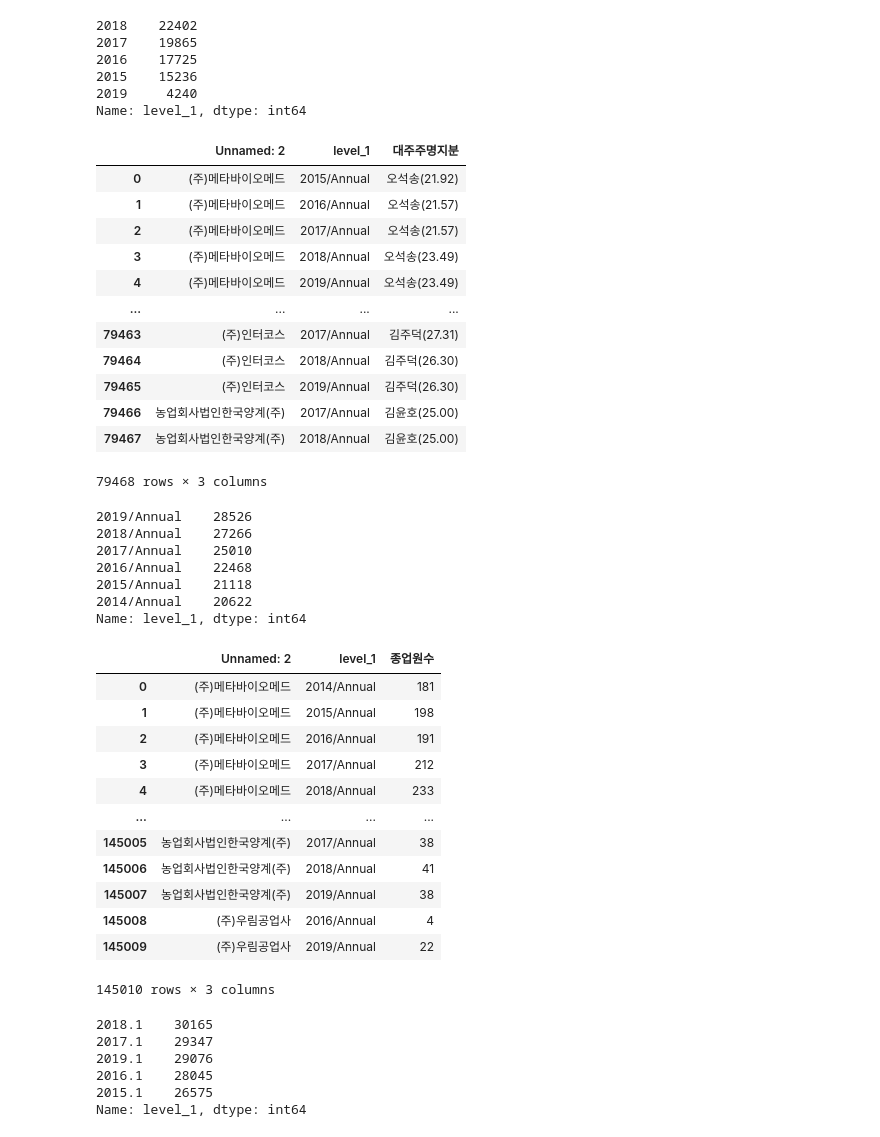
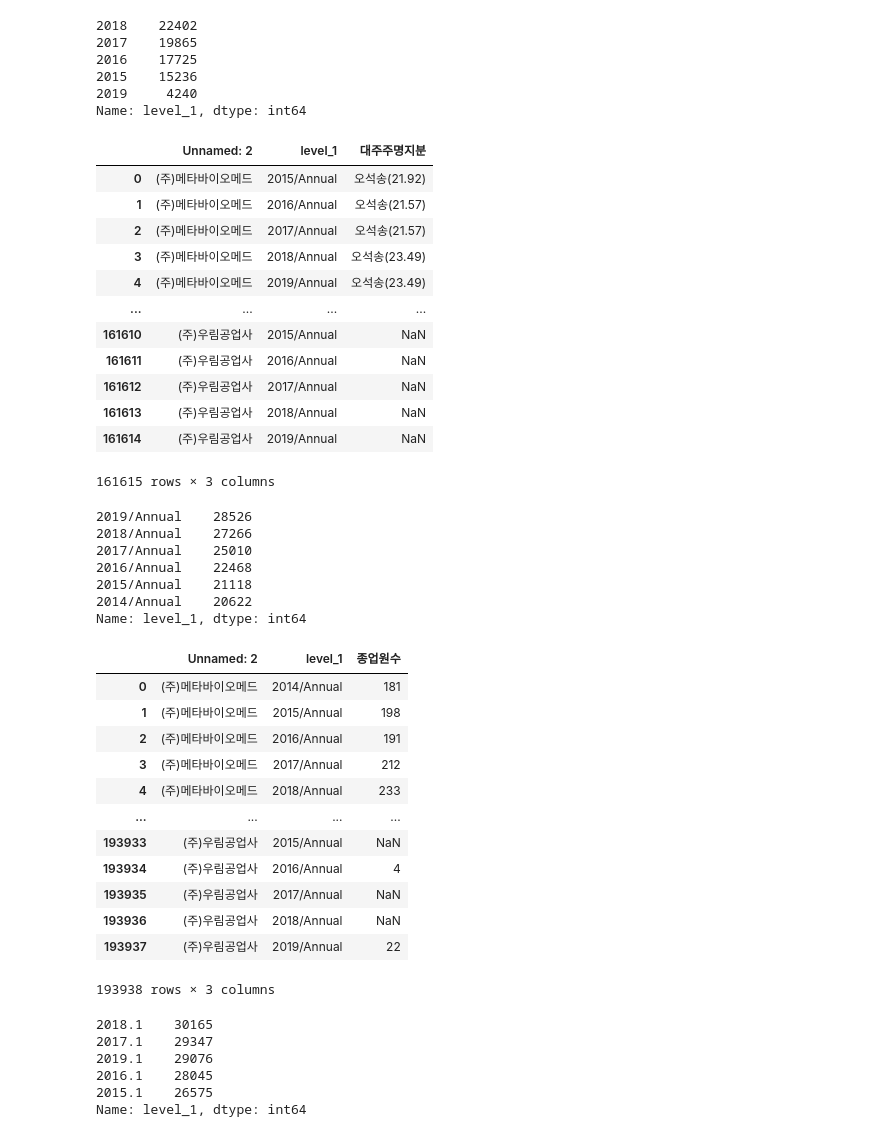
Before and after one commit to geesuee/Accounting-Fraud-Prediction, a Jupyter notebook: 종업원수신용평점_현대표자대주주명지분_소속시장구분 dataframe.ipynb, the cells around one changed output. Cells and saved outputs as stored; diff of their text form; code cells hidden in the pictures.

```diff
--- a/종업원수신용평점_현대표자대주주명지분_소속시장구분 dataframe.ipynb
+++ b/종업원수신용평점_현대표자대주주명지분_소속시장구분 dataframe.ipynb
@@ -98,31 +98,31 @@ Index(['Unnamed: 0', 'Unnamed: 1', 'Unnamed: 3', '2014/Annual', '2015/Annual',
 Name: level_1, dtype: int64
 # %%
 대주주명지분 = 소현신[['2015', '2016', '2017', '2018', '2019']]
-대주주명지분 = pd.DataFrame(대주주명지분.drop('Name').stack(0))
+대주주명지분 = pd.DataFrame(대주주명지분.drop('Name').stack(dropna=False))
 대주주명지분.columns = ['대주주명지분']
 대주주명지분.reset_index(inplace=True)
 대주주명지분['level_1'] = 대주주명지분['level_1'].map({
     '2015': '2015/Annual',
     '2016': '2016/Annual',
     '2017': '2017/Annual',
     '2018': '2018/Annual',
     '2019': '2019/Annual',
 })
 대주주명지분
 # %% [output]
 |  | Unnamed: 2 | level_1 | 대주주명지분 |
 | 0 | (주)메타바이오메드 | 2015/Annual | 오석송(21.92) |
 | 1 | (주)메타바이오메드 | 2016/Annual | 오석송(21.57) |
 | 2 | (주)메타바이오메드 | 2017/Annual | 오석송(21.57) |
 | 3 | (주)메타바이오메드 | 2018/Annual | 오석송(23.49) |
 | 4 | (주)메타바이오메드 | 2019/Annual | 오석송(23.49) |
 | ... | ... | ... | ... |
-| 79463 | (주)인터코스 | 2017/Annual | 김주덕(27.31) |
-| 79464 | (주)인터코스 | 2018/Annual | 김주덕(26.30) |
-| 79465 | (주)인터코스 | 2019/Annual | 김주덕(26.30) |
-| 79466 | 농업회사법인한국양계(주) | 2017/Annual | 김윤호(25.00) |
-| 79467 | 농업회사법인한국양계(주) | 2018/Annual | 김윤호(25.00) |
+| 161610 | (주)우림공업사 | 2015/Annual | NaN |
+| 161611 | (주)우림공업사 | 2016/Annual | NaN |
+| 161612 | (주)우림공업사 | 2017/Annual | NaN |
+| 161613 | (주)우림공업사 | 2018/Annual | NaN |
+| 161614 | (주)우림공업사 | 2019/Annual | NaN |
-79468 rows × 3 columns
+161615 rows × 3 columns
 # %%
 종업원수['level_1'].value_counts()
 # %% [output]
@@ -136,7 +136,7 @@ Name: level_1, dtype: int64
 # %%
 종업원수 = 소현신[['2014/Annual', '2015/Annual', '2016/Annual',
                    '2017/Annual', '2018/Annual', '2019/Annual']]
-종업원수 = pd.DataFrame(종업원수.drop('Name').stack(0))
+종업원수 = pd.DataFrame(종업원수.drop('Name').stack(dropna=False))
 종업원수.columns = ['종업원수']
 종업원수.reset_index(inplace=True)
 종업원수
@@ -148,12 +148,12 @@ Name: level_1, dtype: int64
 | 3 | (주)메타바이오메드 | 2017/Annual | 212 |
 | 4 | (주)메타바이오메드 | 2018/Annual | 233 |
 | ... | ... | ... | ... |
-| 145005 | 농업회사법인한국양계(주) | 2017/Annual | 38 |
-| 145006 | 농업회사법인한국양계(주) | 2018/Annual | 41 |
-| 145007 | 농업회사법인한국양계(주) | 2019/Annual | 38 |
-| 145008 | (주)우림공업사 | 2016/Annual | 4 |
-| 145009 | (주)우림공업사 | 2019/Annual | 22 |
+| 193933 | (주)우림공업사 | 2015/Annual | NaN |
+| 193934 | (주)우림공업사 | 2016/Annual | 4 |
+| 193935 | (주)우림공업사 | 2017/Annual | NaN |
+| 193936 | (주)우림공업사 | 2018/Annual | NaN |
+| 193937 | (주)우림공업사 | 2019/Annual | 22 |
-145010 rows × 3 columns
+193938 rows × 3 columns
 # %%
 신용평점['level_1'].value_counts()
 # %% [output]
```
Also changed, not shown: parts of 3 cells of this notebook, 1 other file.
